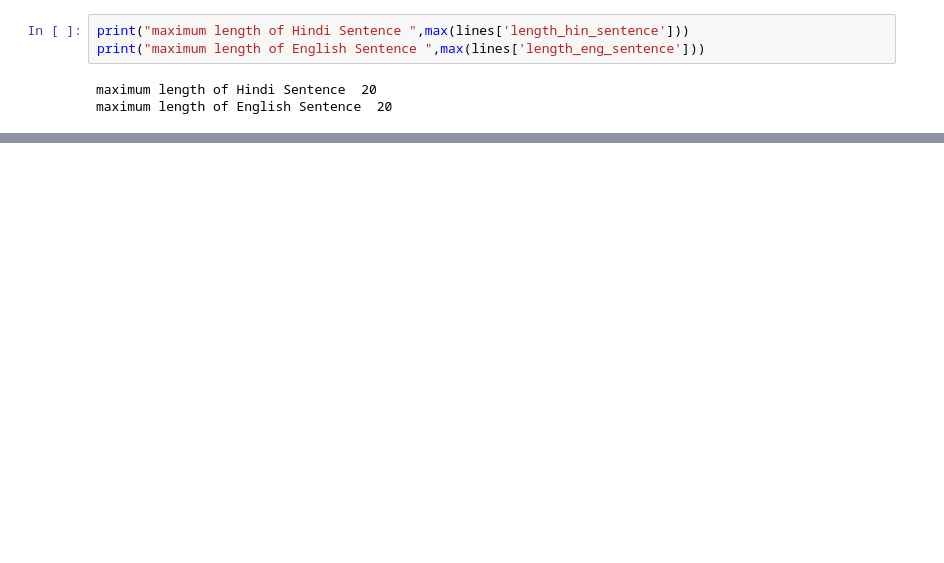
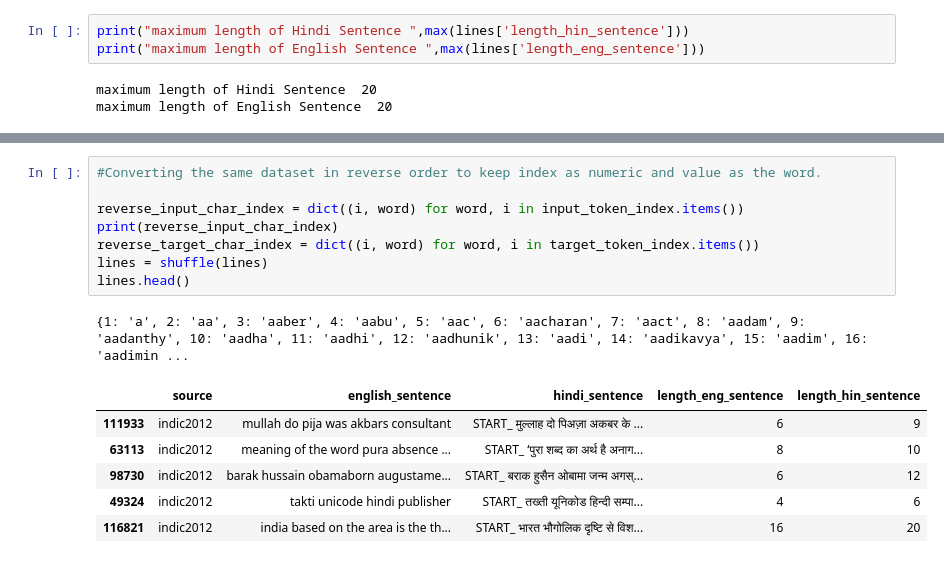
Before and after one commit to kpriyanshi02/MTM_Project, a Jupyter notebook: Machine_Translation_Model.ipynb, the cells around one changed output, grey strips where cells are left out. Drawn from its saved outputs; the diff is of its cells as text; blank space fills up the shorter version.

```diff
--- a/Machine_Translation_Model.ipynb
+++ b/Machine_Translation_Model.ipynb
@@ -183,0 +230,16 @@ num_decoder_tokens = num_decoder_tokens + 1
+# %%
+#Converting the same dataset in reverse order to keep index as numeric and value as the word.
+
+reverse_input_char_index = dict((i, word) for word, i in input_token_index.items())
+print(reverse_input_char_index)
+reverse_target_char_index = dict((i, word) for word, i in target_token_index.items())
+lines = shuffle(lines)
+lines.head()
+# %% [output]
+{1: 'a', 2: 'aa', 3: 'aaber', 4: 'aabu', 5: 'aac', 6: 'aacharan', 7: 'aact', 8: 'aadam', 9: 'aadanthy', 10: 'aadha', 11: 'aadhi', 12: 'aadhunik', 13: 'aadi', 14: 'aadikavya', 15: 'aadim', 16: 'aadimin ...
+|  | source | english_sentence | hindi_sentence | length_eng_sentence | length_hin_sentence |
+| 111933 | indic2012 | mullah do pija was akbars consultant | START_ मुल्लाह दो पिअज़ा अकबर के ... | 6 | 9 |
+| 63113 | indic2012 | meaning of the word pura absence ... | START_ ‘पुरा शब्द का अर्थ है अनाग... | 8 | 10 |
+| 98730 | indic2012 | barak hussain obamaborn augustame... | START_ बराक हुसैन ओबामा जन्म अगस्... | 6 | 12 |
+| 49324 | indic2012 | takti unicode hindi publisher | START_ तख्ती यूनिकोड हिन्दी सम्पा... | 4 | 6 |
+| 116821 | indic2012 | india based on the area is the th... | START_ भारत भौगोलिक दृष्टि से विश... | 16 | 20 |
```
Also changed, not shown: parts of 21 cells of this notebook, 4 other files.
